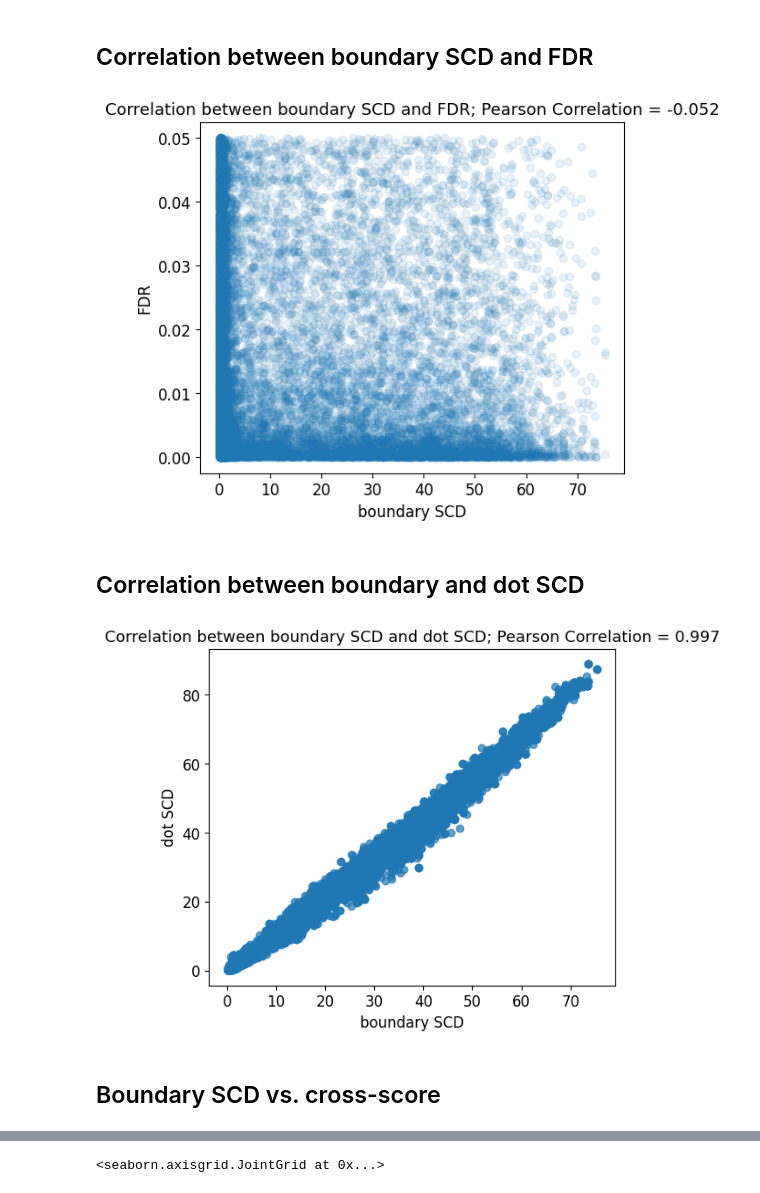
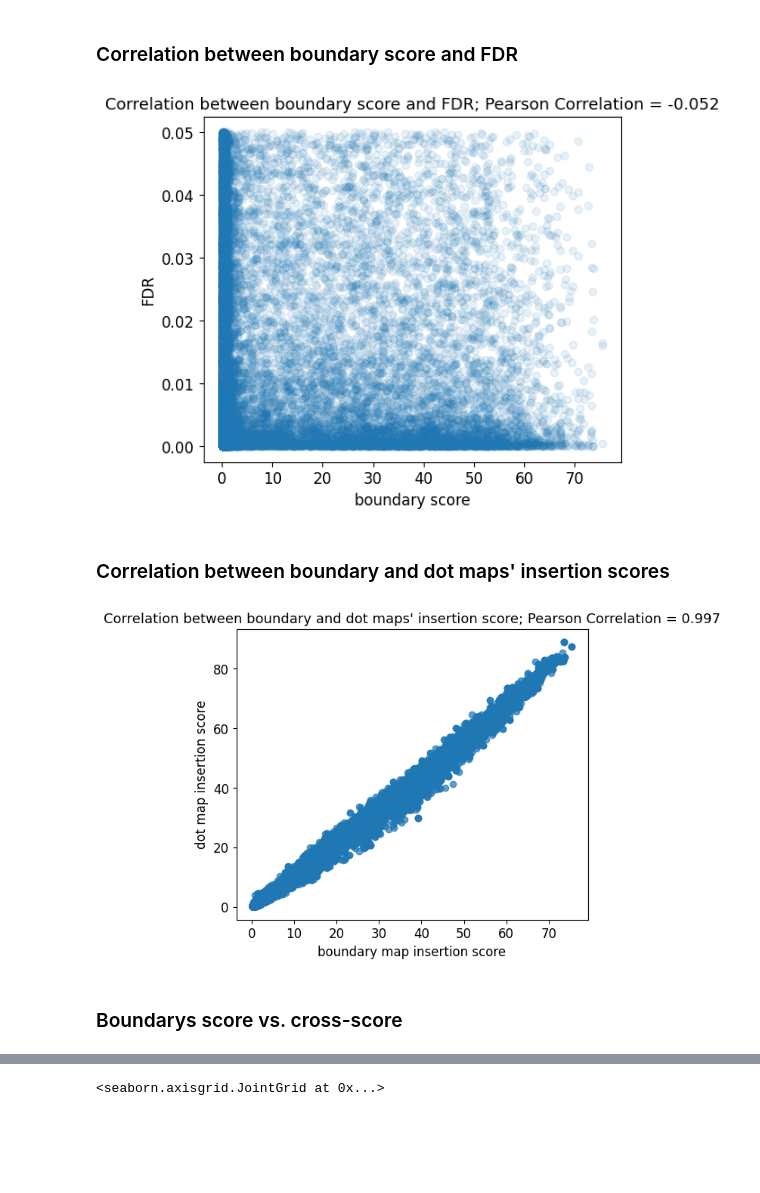
Before and after one commit to Fudenberg-Research-Group/akitaV2-analyses, a Jupyter notebook: experiments/virtual_insertion_dots_vs_boundaries/analysis/dot_anchors_analysis.ipynb, the cells around one changed output, grey strips where cells are left out. Cells and saved outputs as stored; diff of their text form; code cells hidden in the pictures; blank space fills up the shorter version.

```diff
--- a/experiments/virtual_insertion_dots_vs_boundaries/analysis/dot_anchors_analysis.ipynb
+++ b/experiments/virtual_insertion_dots_vs_boundaries/analysis/dot_anchors_analysis.ipynb
@@ -36,5 +23,5 @@ df = summarize_dot_anchors_data(data_dir)
 # %% [markdown]
-## Correlation between boundary SCD and FDR
+### Correlation between boundary score and FDR
 # %%
 fig, ax = plt.subplots(figsize=(6, 5))
 
@@ -43,34 +30,34 @@ scatter = ax.scatter(df["SCD_B"], df["FDR"], alpha=0.1)
 pearson_corr = stats.pearsonr(df["SCD_B"], df["FDR"]).statistic
 rounded_pearson_corr = round(pearson_corr, 3)
 
-ax.set_xlabel("boundary SCD")
+ax.set_xlabel("boundary score")
 ax.set_ylabel("FDR")
 
-ax.set_title(f"Correlation between boundary SCD and FDR; Pearson Correlation = {rounded_pearson_corr}")
+ax.set_title(f"Correlation between boundary score and FDR; Pearson Correlation = {rounded_pearson_corr}")
 
 plt.show()
 # %% [output]
-[figure, old version]
+[figure, new version]
 # %% [markdown]
-## Correlation between boundary and dot SCD
+### Correlation between boundary and dot maps' insertion scores
 # %%
 fig, ax = plt.subplots(figsize=(6, 5))
 
 scatter = ax.scatter(df["SCD_B"], df["SCD_D"], alpha=0.7)
 
 pearson_corr = stats.pearsonr(df["SCD_B"], df["SCD_D"]).statistic
 rounded_pearson_corr = round(pearson_corr, 3)
 
-ax.set_xlabel("boundary SCD")
-ax.set_ylabel("dot SCD")
+ax.set_xlabel("boundary map insertion score")
+ax.set_ylabel("dot map insertion score")
 
-ax.set_title(f"Correlation between boundary SCD and dot SCD; Pearson Correlation = {rounded_pearson_corr}")
+ax.set_title(f"Correlation between boundary and dot maps' insertion score; Pearson Correlation = {rounded_pearson_corr}")
 
 plt.show()
 # %% [output]
-[figure, old version]
+[figure, new version]
 # %% [markdown]
-## Boundary SCD vs. cross-score
+### Boundarys score vs. cross-score
 # %%
 fig, ax = plt.subplots(figsize=(6, 5))
 
```
Also changed, not shown: parts of 14 cells of this notebook, 10 other files.
